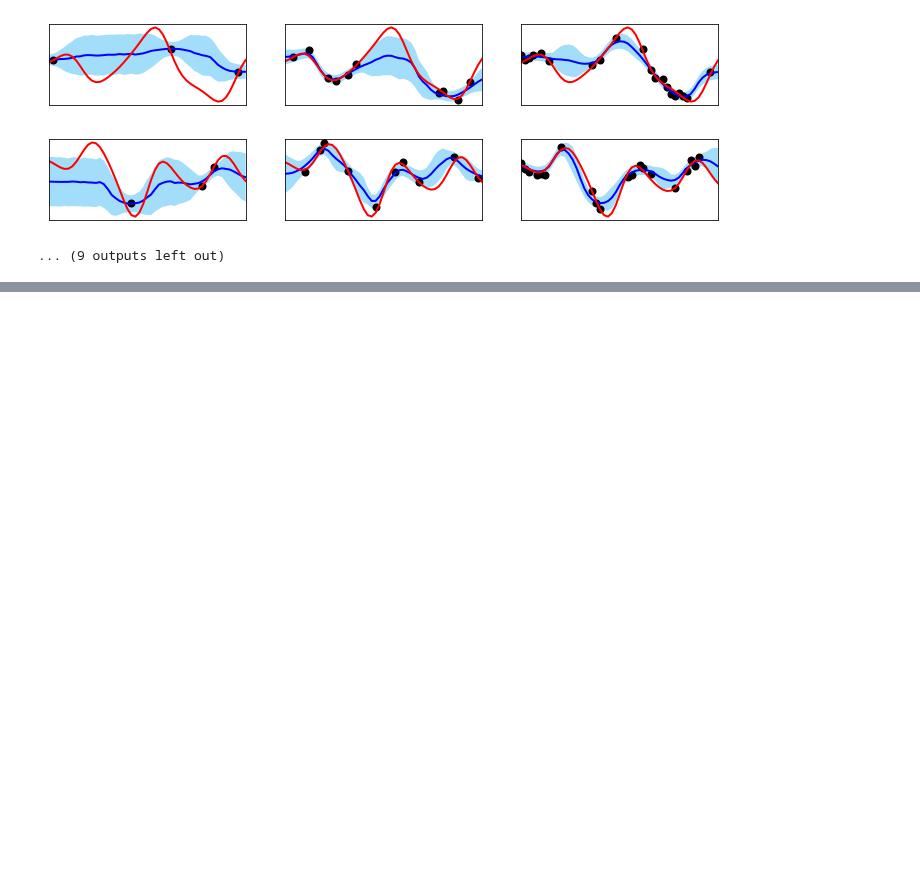
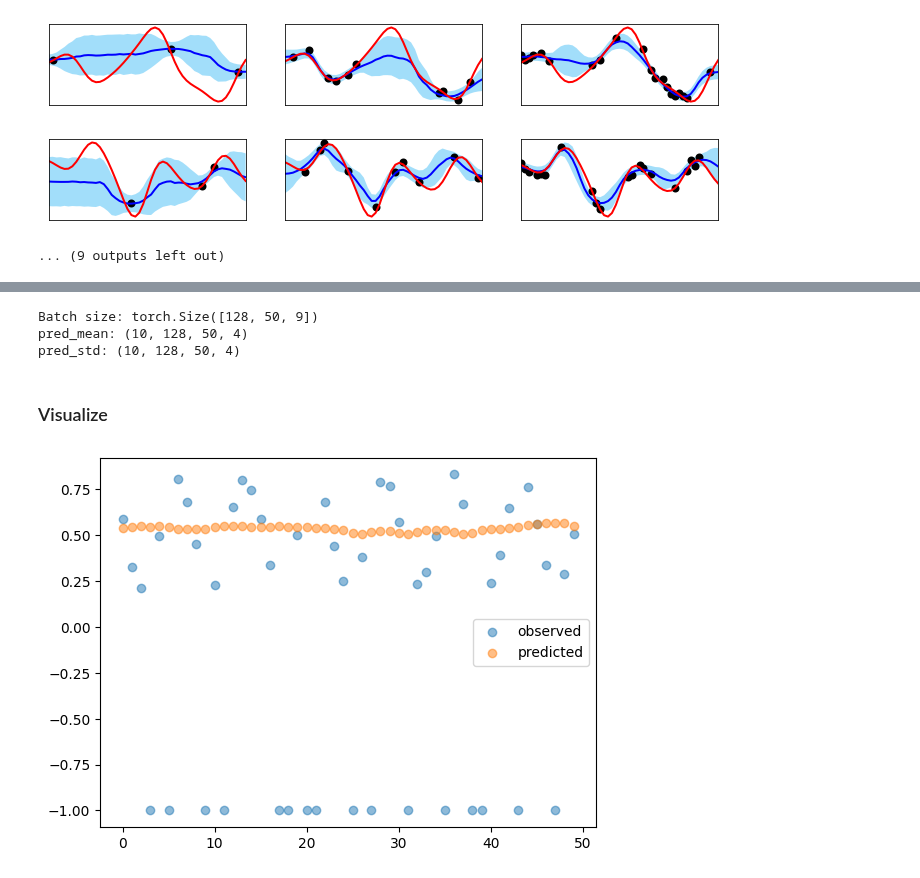
Before and after one commit to joshuawe/sepsis, a Jupyter notebook: imputation/hetvae/src/synthetic_data_interpolation.ipynb, the cells around one changed output, grey strips where cells are left out. Drawn from its saved outputs; the diff is of its cells as text; code cells hidden in the pictures; blank space fills up the shorter version.

Commit message:
add objectified training HetVAE in iPYNB

```diff
--- a/imputation/hetvae/src/synthetic_data_interpolation.ipynb
+++ b/imputation/hetvae/src/synthetic_data_interpolation.ipynb
@@ -298,0 +339,3 @@ viz(test_loader, k_iwae=100)
+# %%
+model_args = '--niters 200 --lr 0.0001 --batch-size 128 --rec-hidden 16 --latent-dim 4 --width 512 --embed-time 128 --enc-num-heads 1 --num-ref-points 16 --n 200 --dataset toy --seed 0 --save --norm --intensity --net hetvae --bound-variance --shuffle  --sample-tp 0.5 --elbo-weight 1.0 --mse-weight 1.0 --mixing concat --k-iwae 1'
+hetvae = HETVAE(dim, union_tp, model_args)
@@ -298,0 +348,2 @@ viz(test_loader, k_iwae=100)
+# %%
+hetvae.train_model(train_loader, val_loader)
@@ -298,0 +372,32 @@ viz(test_loader, k_iwae=100)
+# %%
+# get data
+batch = next(iter(train_loader))
+pred_mean, pred_std = hetvae.impute(batch, 10)
+print(f'Batch size: {batch.shape}')
+print(f'pred_mean: {pred_mean.shape}')
+print(f'pred_std: {pred_std.shape}')
+# %% [output]
+Batch size: torch.Size([128, 50, 9])
+pred_mean: (10, 128, 50, 4)
+pred_std: (10, 128, 50, 4)
+# %% [markdown]
+### Visualize
+# %%
+sample = 11
+feature = 2
+x_observed = batch[sample,:,feature].cpu()
+x_mask = batch[sample, :, feature+4].cpu()
+x_time = batch[sample, :, -1].cpu()
+
+x_predicted = np.mean(pred_mean, axis=0)[sample, :, feature]
+x_predicted = pred_mean[0, sample, :, feature]
+
+# visualize data
+fig = plt.figure()
+plt.scatter(x_time, x_observed, alpha=0.5, label='observed')
+plt.scatter(x_time, x_predicted, alpha=0.5, label='predicted')
+# plt.fill_between(x_time, x_predicted+x_logvar, x_predicted-x_logvar, alpha=0.5, color='grey', label='logvar')
+plt.legend()
+plt.show()
+# %% [output]
+[figure, added]
```
Also changed, not shown: parts of 8 cells of this notebook.
